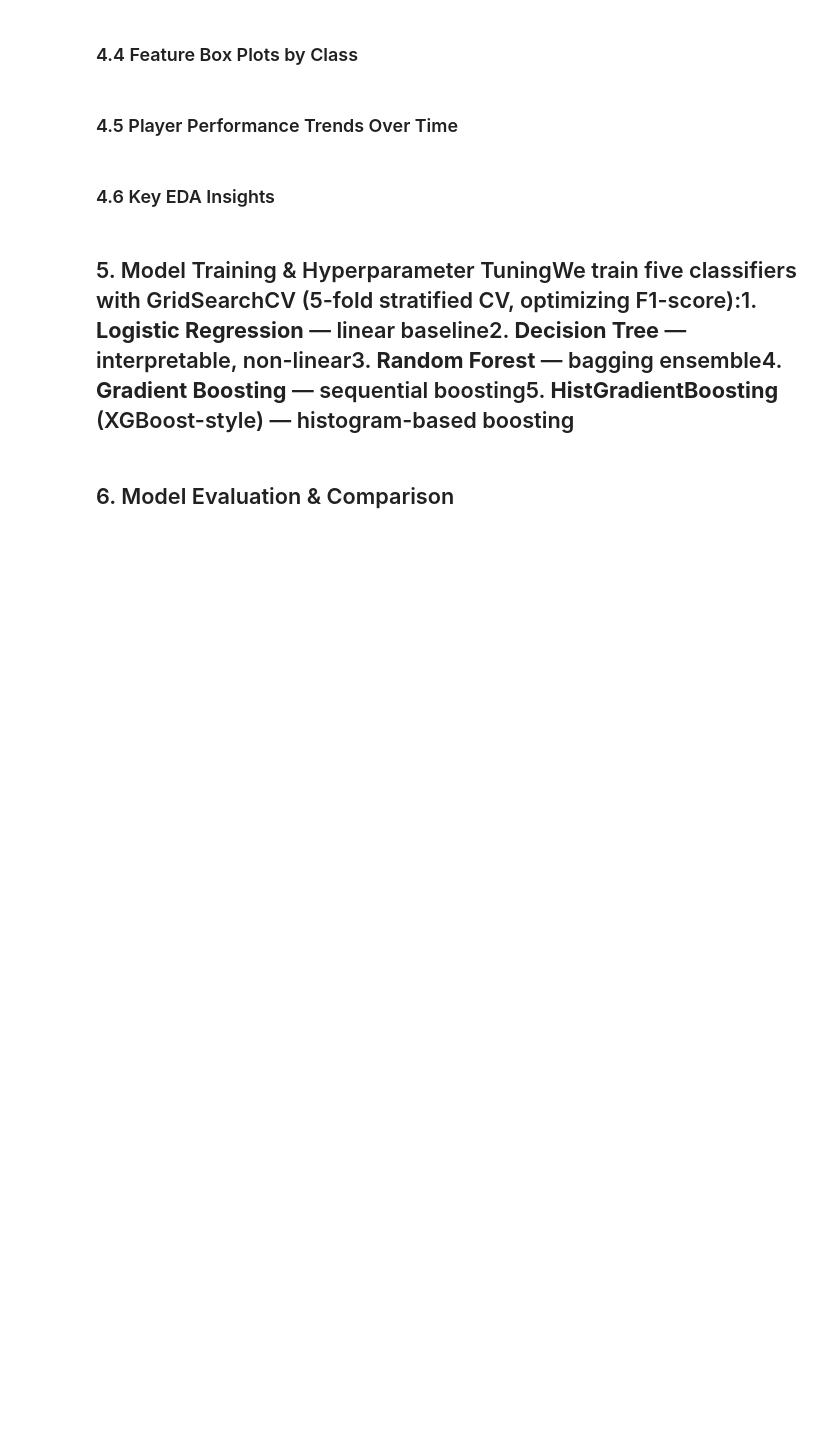
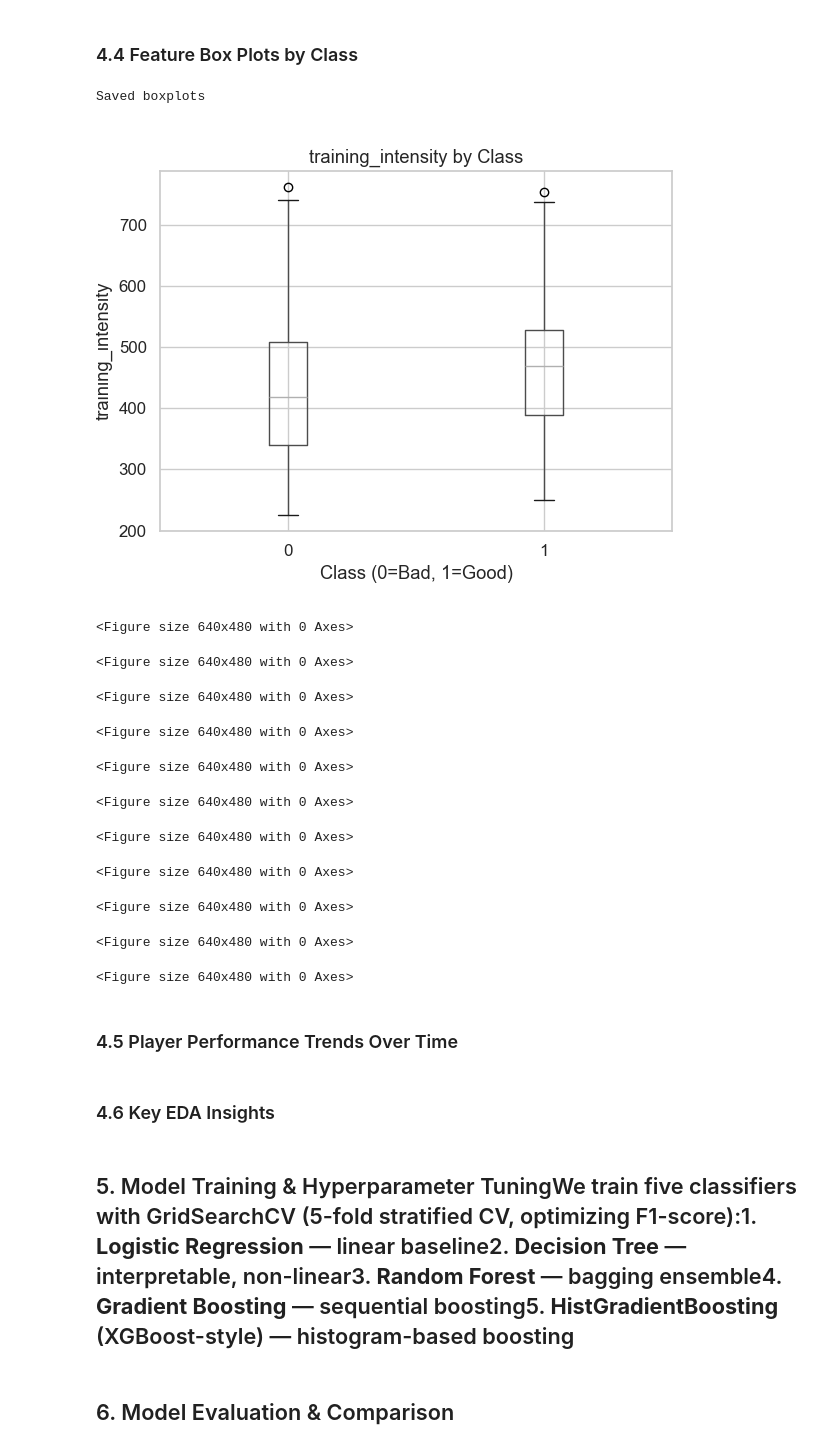
Before and after one commit to ritamrabha/Football-Performance-Prediction, a Jupyter notebook: notebooks/Football_Performance_Prediction.ipynb, the cells around one changed output. Saved outputs shown, nothing was run; the diff lists cells and outputs as text; code cells hidden in the pictures; blank space fills up the shorter version.

```diff
--- a/notebooks/Football_Performance_Prediction.ipynb
+++ b/notebooks/Football_Performance_Prediction.ipynb
@@ -98,7 +235,41 @@ from src.eda import plot_correlation_heatmap_ = plot_correlation_heatmap(df, '..
 # %% [markdown]
 ### 4.4 Feature Box Plots by Class
 # %%
-from src.eda import plot_boxplots_by_class_ = plot_boxplots_by_class(df, '../outputs')Image('../outputs/boxplots_by_class.png')
+
+
+numeric_cols = df.select_dtypes(include=['int64', 'float64']).columns.tolist()
+numeric_cols.remove('performance_today')
+
+for col in numeric_cols:
+    plt.figure()
+
+    df.boxplot(column=col, by='performance_today')
+
+    plt.title(f"{col} by Class")
+    plt.suptitle("")
+    plt.xlabel("Class (0=Bad, 1=Good)")
+    plt.ylabel(col)
+
+    plt.savefig(f'../outputs/{col}_boxplot.png')
+    plt.close()
+
+print("Saved boxplots")
+
+display(Image(f'../outputs/{col}_boxplot.png'))
+# %% [output]
+Saved boxplots
+[figure, added]
+<Figure size 640x480 with 0 Axes>
+<Figure size 640x480 with 0 Axes>
+<Figure size 640x480 with 0 Axes>
+<Figure size 640x480 with 0 Axes>
+<Figure size 640x480 with 0 Axes>
+<Figure size 640x480 with 0 Axes>
+<Figure size 640x480 with 0 Axes>
+<Figure size 640x480 with 0 Axes>
+<Figure size 640x480 with 0 Axes>
+<Figure size 640x480 with 0 Axes>
+<Figure size 640x480 with 0 Axes>
 # %% [markdown]
 ### 4.5 Player Performance Trends Over Time
 # %%
```
Also changed, not shown: parts of 6 cells of this notebook, 15 other files.
